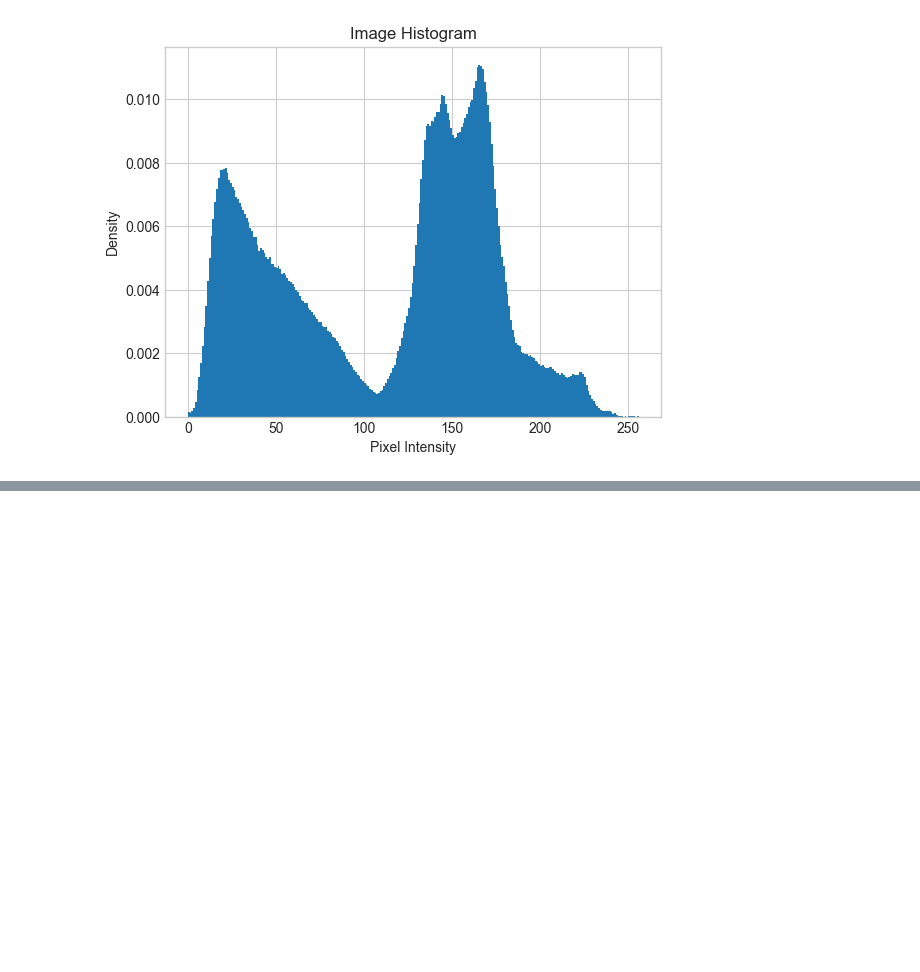
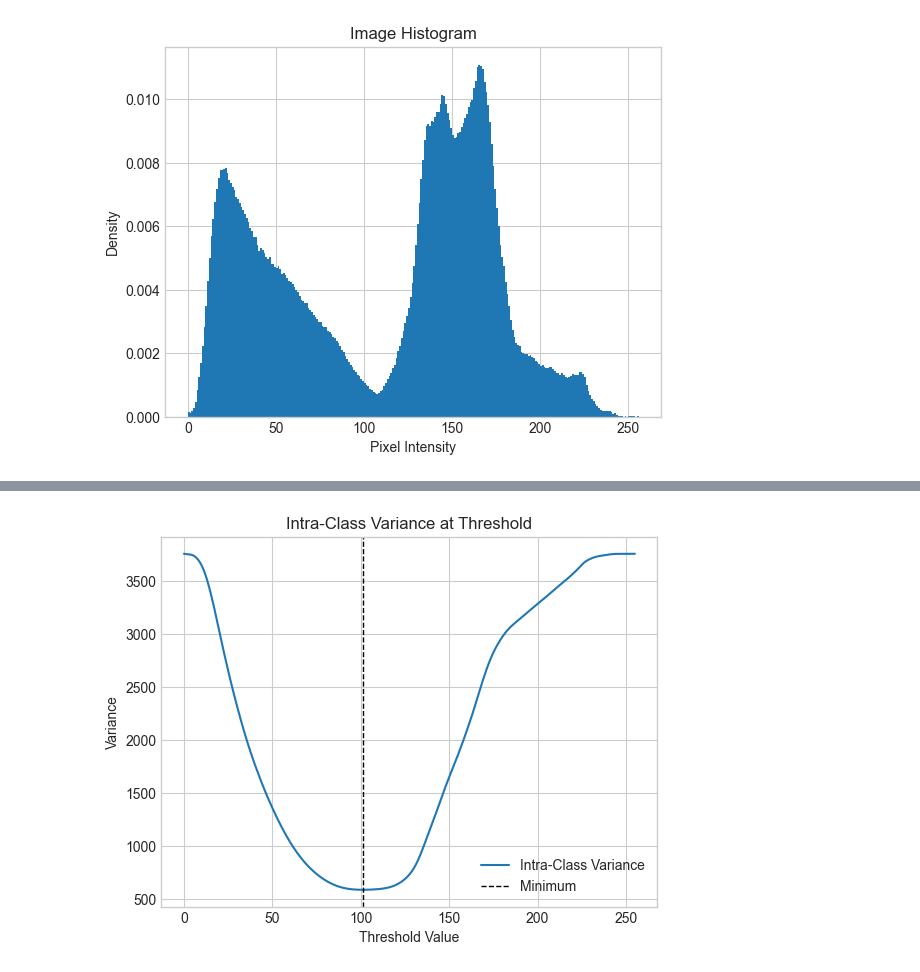
Before and after one commit to joypauls/blog-scripts, a Jupyter notebook: notebooks/otsus_method.ipynb, the cells around one changed output, grey strips where cells are left out. Drawn from its saved outputs; the diff is of its cells as text; code cells hidden in the pictures; blank space fills up the shorter version.

```diff
--- a/notebooks/otsus_method.ipynb
+++ b/notebooks/otsus_method.ipynb
@@ -56,0 +98,23 @@ plt.show()
+# %%
+def intraclass_variance(threshold, img):
+    return np.nansum([
+        #   weight   ·  intra-class variance
+        np.mean(cls) * np.var(img, where=cls) for cls in [img >= threshold, img < threshold]
+    ])
+
+def otsu_method_trace(img):
+    return {
+        "variance": [intraclass_variance(threshold, img) for threshold in range(img.min(), img.max() + 1)],
+    }
+# %%
+trace = otsu_method_trace(landscape_gray)
+# %%
+plt.plot(trace["variance"], label="Intra-Class Variance")
+plt.axvline(x=np.argmin(trace["variance"]), color="black", linestyle="--", linewidth=1, label="Minimum")
+plt.title("Intra-Class Variance at Threshold")
+plt.xlabel("Threshold Value")
+plt.ylabel("Variance")
+plt.legend()
+plt.show()
+# %% [output]
+[figure, added]
```
Also changed, not shown: parts of 8 cells of this notebook.
